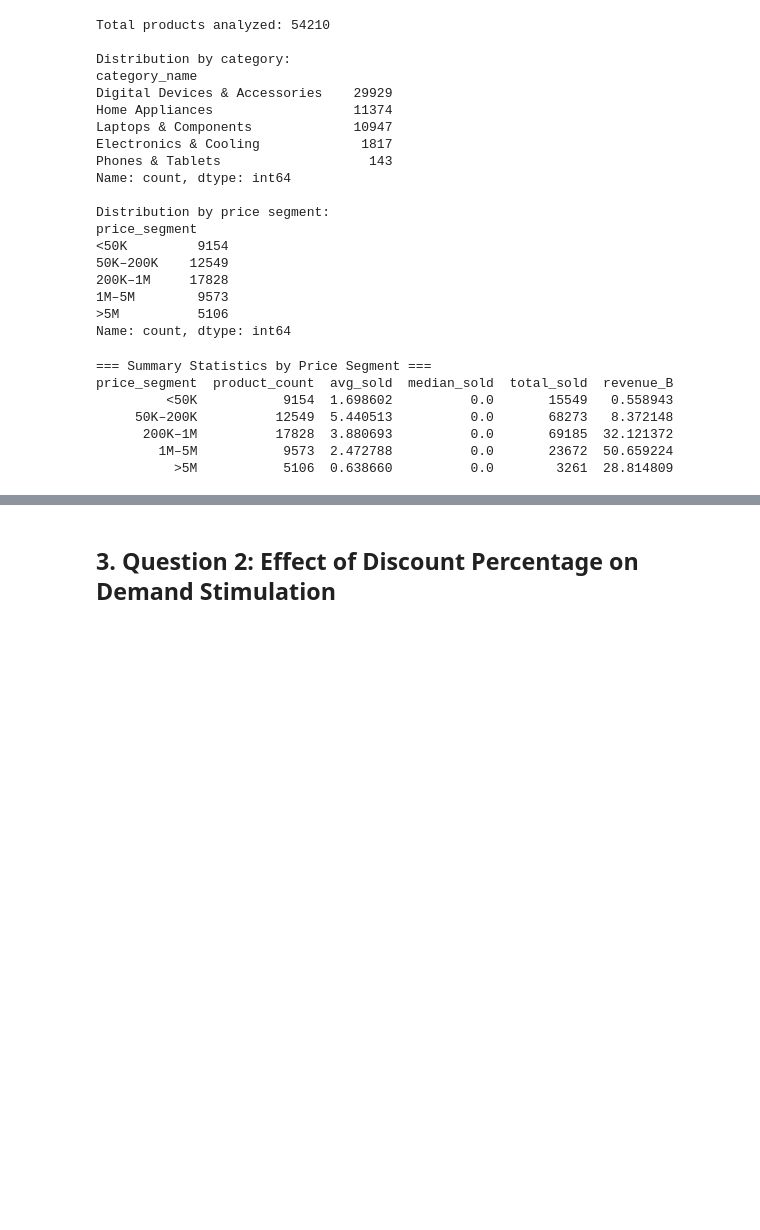
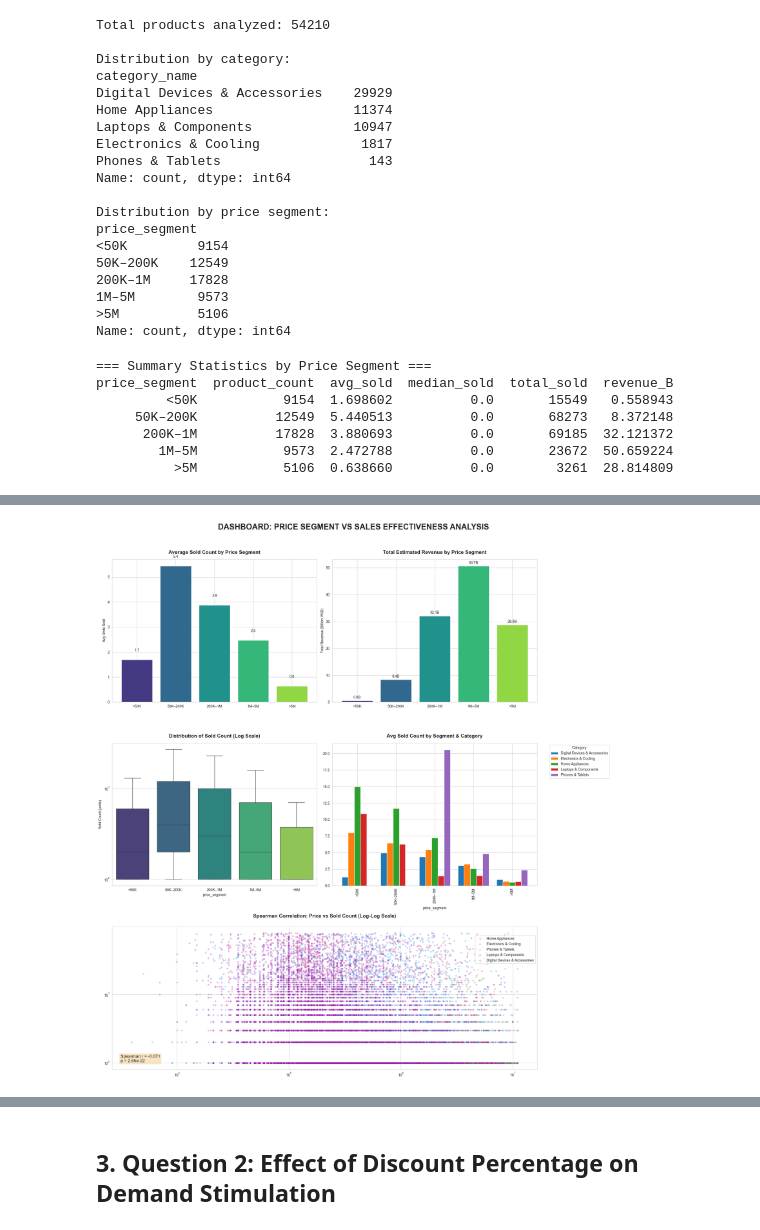
Before and after one commit to phuongth05/DV_LAB01, a Jupyter notebook: groups/my.ipynb, the cells around one changed output, grey strips where cells are left out. Cells and saved outputs as stored; diff of their text form; code cells hidden in the pictures; blank space fills up the shorter version.

```diff
--- a/groups/my.ipynb
+++ b/groups/my.ipynb
@@ -270,18 +201,0 @@ plt.show()
-# %%
-# --- df_my_04: Pivot – avg sold_count by price segment × category ---
-df_my_04 = df_my_01.groupby(
-    ['price_segment', 'category_name'], observed=True
-)['sold_count'].mean().unstack(fill_value=0)
-
-# Visualization 1C: Grouped bar – avg sold_count by price segment × category
-fig, ax = plt.subplots(figsize=(16, 8))
-df_my_04.plot(kind='bar', ax=ax, width=0.75, edgecolor='white', linewidth=0.8)
-
-ax.set_title('Average Sold Count by Price Segment and Category', fontsize=13, fontweight='bold', pad=12)
-ax.set_xlabel('Price Segment (VND)', fontsize=11)
-ax.set_ylabel('Average Sold Count (units)', fontsize=11)
-ax.tick_params(axis='x', rotation=15)
-ax.legend(title='Category', bbox_to_anchor=(1.01, 1), loc='upper left', fontsize=9)
-
-plt.tight_layout()
-plt.show()
@@ -373,0 +202,58 @@ Spearman correlation (price vs sold_count): r=-0.0709, p=2.6535e-22
+# %%
+
+fig = plt.figure(figsize=(20, 22))
+plt.suptitle('DASHBOARD: PRICE SEGMENT VS SALES EFFECTIVENESS ANALYSIS',
+             fontsize=22, fontweight='bold', y=0.98)
+
+# 1. Biểu đồ Average Sold Count
+ax1 = plt.subplot2grid((3, 2), (0, 0))
+colors = sns.color_palette('viridis', n_colors=5)
+bars1 = ax1.bar(df_my_02['price_segment'], df_my_02['avg_sold'], color=colors, edgecolor='white')
+ax1.set_title('Average Sold Count by Price Segment', fontsize=14, fontweight='bold', pad=15)
+ax1.set_ylabel('Avg Units Sold')
+for bar in bars1:
+    h = bar.get_height()
+    ax1.text(bar.get_x() + bar.get_width()/2., h + 0.3, f'{h:.1f}', ha='center', va='bottom')
+
+# 2. Biểu đồ Total Estimated Revenue
+ax2 = plt.subplot2grid((3, 2), (0, 1))
+bars2 = ax2.bar(df_my_02['price_segment'], df_my_02['revenue_B'], color=colors, edgecolor='white')
+ax2.set_title('Total Estimated Revenue by Price Segment', fontsize=14, fontweight='bold', pad=15)
+ax2.set_ylabel('Total Revenue (Billion VND)')
+for bar in bars2:
+    h = bar.get_height()
+    ax2.text(bar.get_x() + bar.get_width()/2., h + 0.5, f'{h:.1f}B', ha='center', va='bottom')
+
+# 3. Biểu đồ Boxplot phân phối
+ax3 = plt.subplot2grid((3, 2), (1, 0))
+sns.boxplot(data=df_my_03, x='price_segment', y='sold_count', ax=ax3,
+            showfliers=False, palette='viridis')
+ax3.set_yscale('log')
+ax3.set_title('Distribution of Sold Count (Log Scale)', fontsize=14, fontweight='bold', pad=15)
+ax3.set_ylabel('Sold Count (units)')
+
+# 4. Biểu đồ Average Sold by Category
+ax4 = plt.subplot2grid((3, 2), (1, 1))
+df_my_04.plot(kind='bar', ax=ax4, width=0.8)
+ax4.set_title('Avg Sold Count by Segment & Category', fontsize=14, fontweight='bold', pad=15)
+ax4.legend(title='Category', bbox_to_anchor=(1.05, 1), loc='upper left')
+
+# 5. Biểu đồ Scatter Plot
+ax5 = plt.subplot2grid((3, 2), (2, 0), colspan=2)
+for cat, color in cat_colors.items():
+    subset = df_my_05[df_my_05['category_name'] == cat]
+    ax5.scatter(subset['price'], subset['sold_count'], alpha=0.25, s=15, color=color, label=cat)
+ax5.set_xscale('log')
+ax5.set_yscale('log')
+ax5.set_title('Spearman Correlation: Price vs Sold Count (Log-Log Scale)',
+             fontsize=14, fontweight='bold', pad=25)
+ax5.legend(loc='upper right', bbox_to_anchor=(1, 0.95))
+
+corr, pval = stats.spearmanr(df_my_05['price'], df_my_05['sold_count'])
+ax5.annotate(f'Spearman r = {corr:.3f}\np = {pval:.2e}', xy=(0.02, 0.05), xycoords='axes fraction',
+             fontsize=12, bbox=dict(boxstyle='round', facecolor='wheat', alpha=0.8))
+
+plt.tight_layout(rect=[0, 0, 1, 0.96])
+plt.show()
+# %% [output]
+[figure, added]
```
Also changed, not shown: parts of 14 cells of this notebook.
